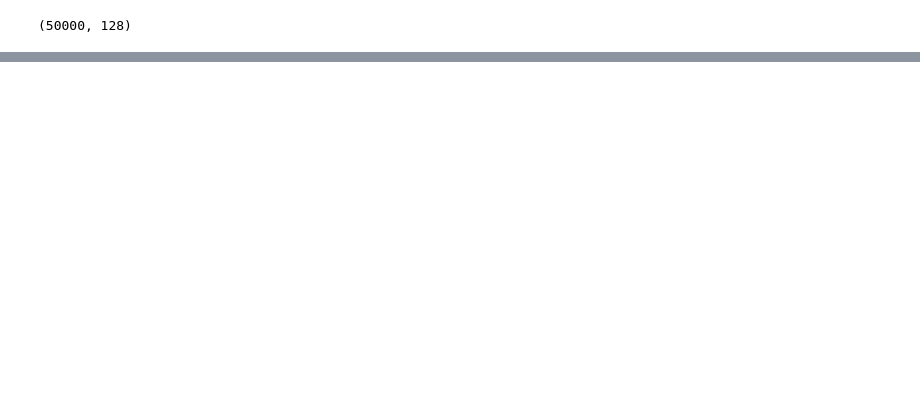
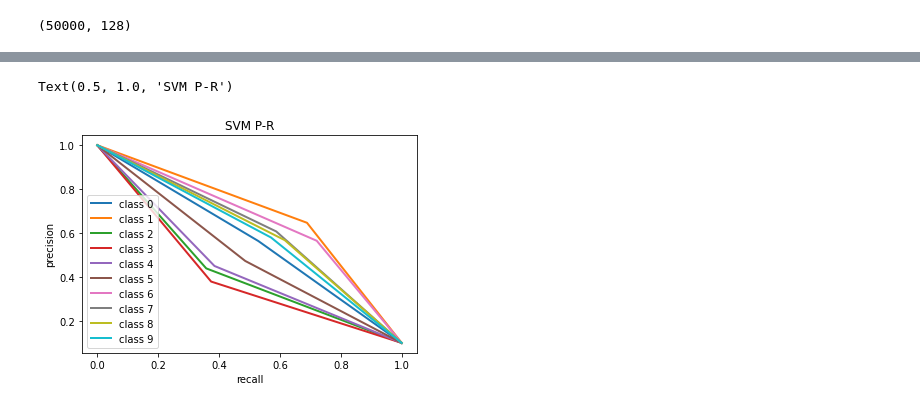
Before and after one commit to dzikilamer/tutorial, a Jupyter notebook: projekt.ipynb, the cells around one changed output, grey strips where cells are left out. Saved outputs shown, nothing was run; the diff lists cells and outputs as text; code cells hidden in the pictures; blank space fills up the shorter version.

Commit message:
Precision-recall curve, ROC curve

```diff
--- a/projekt.ipynb
+++ b/projekt.ipynb
@@ -78,6 +93,6 @@ x_test = x_test.astype('float32')
 x_train /= 255
 x_test /= 255
 # %%
-history = model.fit(x_train, y_train, epochs=1, batch_size=64, validation_data=(x_test, y_test))
+history = model.fit(x_train, y_train, epochs=10, batch_size=64, validation_data=(x_test, y_test))
 # %% [output]
 Train on 50000 samples, validate on 10000 samples
@@ -133,7 +167,7 @@ intermediate_output.shape
 # %%
 from sklearn import svm
 
-clf = svm.SVC(verbose=True)
+clf = svm.SVC(kernel='linear')
 
 clf.fit(intermediate_output, y_train)
 # %% [output]
@@ -166,22 +191,0 @@ array([[0., 0., 0., ..., 0., 0., 0.],
-# %%
-from sklearn.metrics import precision_recall_curve
-from sklearn.metrics import average_precision_score
-
-y_zam = clf.decision_function(intermediate_output)
-
-# For each class
-precision = dict()
-recall = dict()
-average_precision = dict()
-for i in range(10):
-    precision[i], recall[i], _ = precision_recall_curve(y_test[:, i],
-                                                        y_zam[:, i])
-    average_precision[i] = average_precision_score(y_test[:, i], y_zam[:, i])
-
-# A "micro-average": quantifying score on all classes jointly
-precision["micro"], recall["micro"], _ = precision_recall_curve(y_test.ravel(),
-    y_zam.ravel())
-average_precision["micro"] = average_precision_score(y_test, y_zam,
-                                                     average="micro")
-print('Average precision score, micro-averaged over all classes: {0:0.2f}'
-      .format(average_precision["micro"]))
@@ -189,0 +192,3 @@ ValueError: multiclass format is not supported
+# %%
+y_bin_pred = label_binarize(y_pred,  classes=[*range(10)])
+y_bin_pred
@@ -189,0 +213,14 @@ ValueError: multiclass format is not supported
+# %%
+import matplotlib.pyplot as plt
+from sklearn.metrics import precision_recall_curve, roc_curve
+for i in range(10):
+    p, r, _ = precision_recall_curve(y_bin_test[:, i], y_bin_pred[:, i])
+    plt.plot(r, p, lw=2, label='class {}'.format(i))
+
+plt.legend(loc="best")
+plt.xlabel("recall")
+plt.ylabel("precision")
+plt.title("SVM P-R")
+# %% [output]
+Text(0.5, 1.0, 'SVM P-R')
+[figure, added]
```
Also changed, not shown: parts of 16 cells of this notebook.
